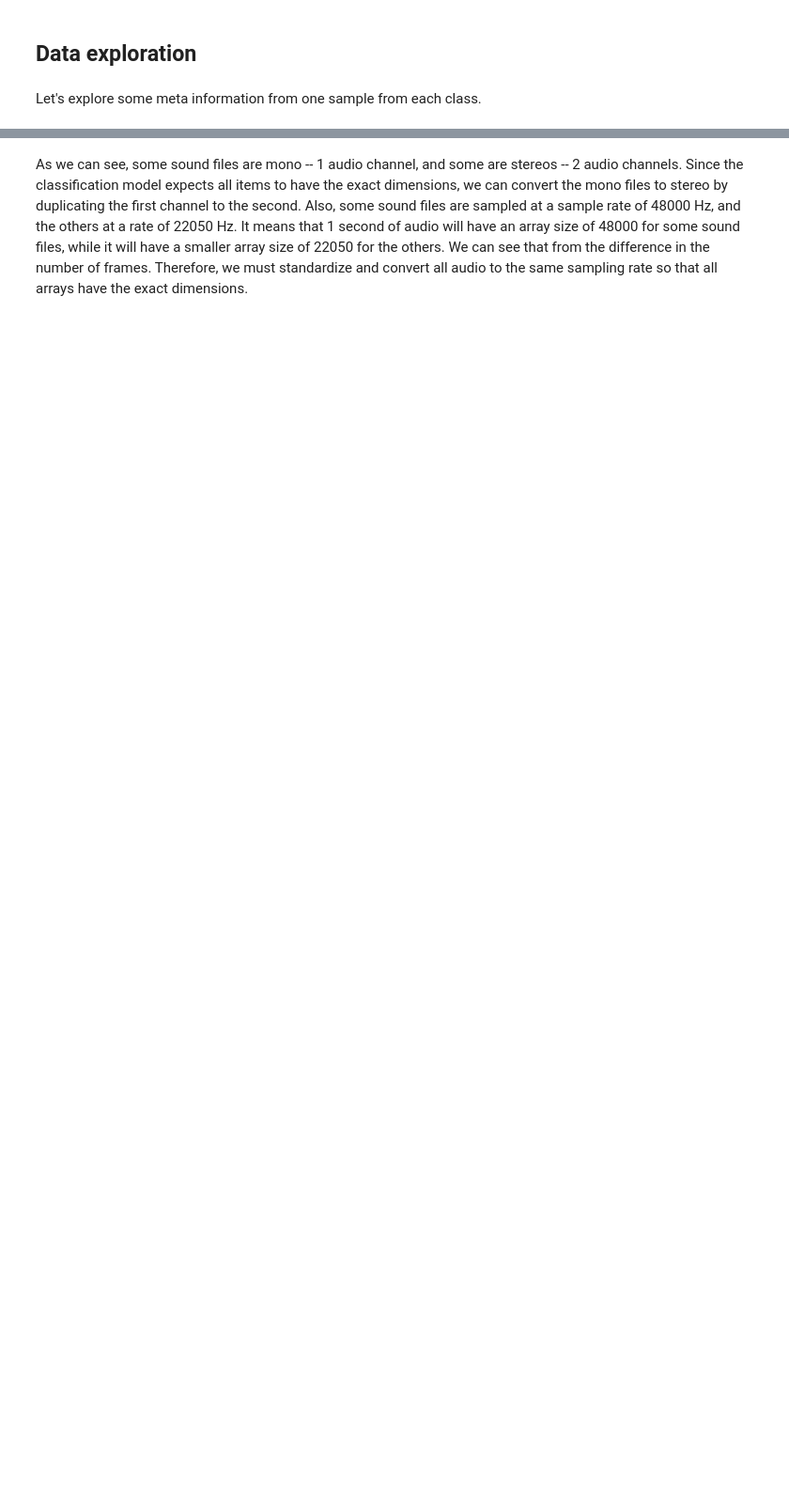
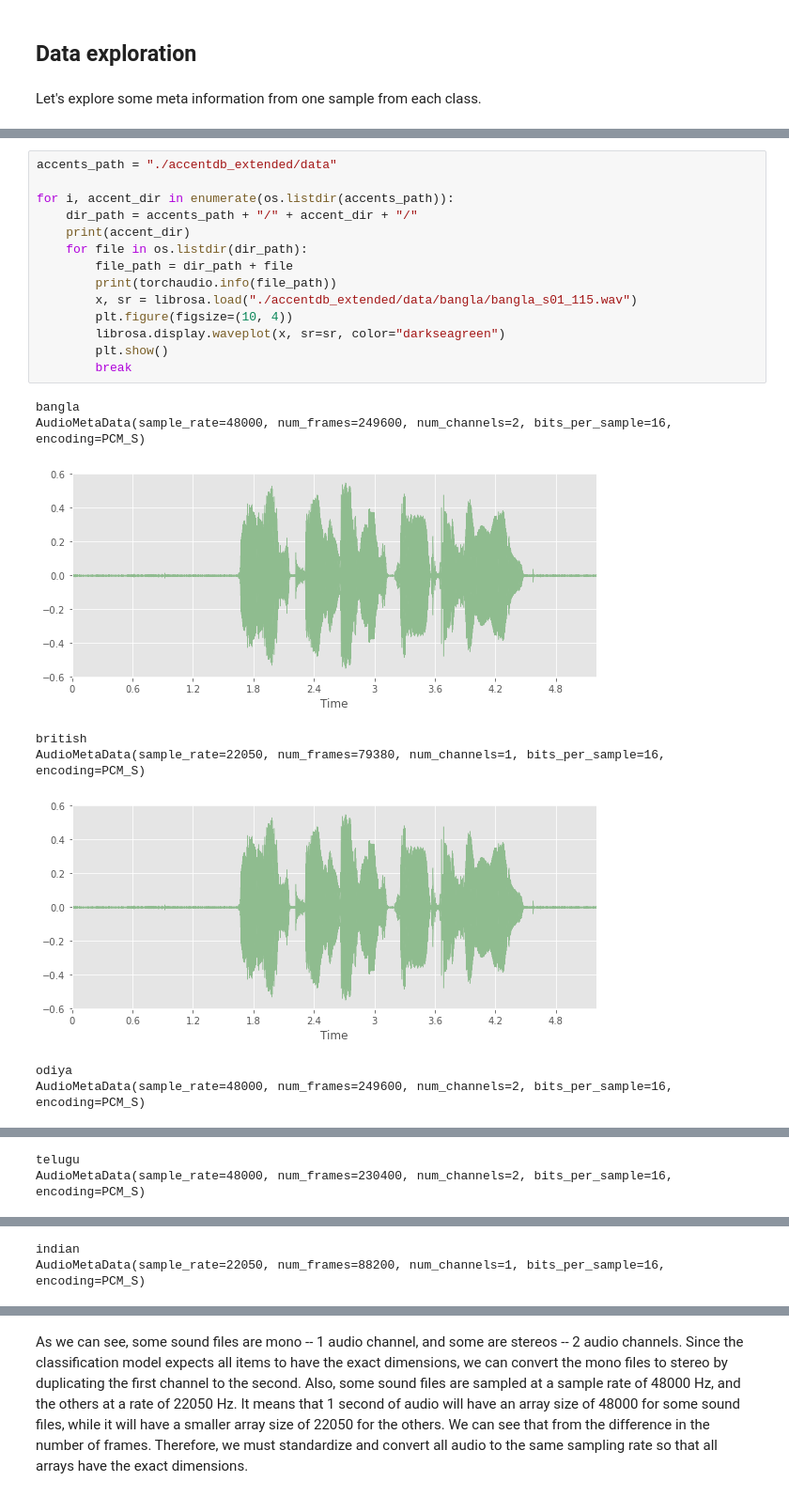
Before and after one commit to romanyshyn-natalia/english-accents-classification, a Jupyter notebook: accents_classification.ipynb, the cells around one changed output, grey strips where cells are left out. Shown at 94% size. Saved outputs shown, nothing was run; the diff lists cells and outputs as text; blank space fills up the shorter version.

```diff
--- a/accents_classification.ipynb
+++ b/accents_classification.ipynb
@@ -58,0 +28,23 @@ AudioMetaData(sample_rate=22050, num_frames=66150, num_channels=1, bits_per_samp
+# %%
+accents_path = "./accentdb_extended/data"
+
+for i, accent_dir in enumerate(os.listdir(accents_path)):
+    dir_path = accents_path + "/" + accent_dir + "/"
+    print(accent_dir)
+    for file in os.listdir(dir_path):
+        file_path = dir_path + file
+        print(torchaudio.info(file_path))
+        x, sr = librosa.load("./accentdb_extended/data/bangla/bangla_s01_115.wav")
+        plt.figure(figsize=(10, 4))
+        librosa.display.waveplot(x, sr=sr, color="darkseagreen")
+        plt.show()
+        break
+# %% [output]
+bangla
+AudioMetaData(sample_rate=48000, num_frames=249600, num_channels=2, bits_per_sample=16, encoding=PCM_S)
+[figure, added]
+british
+AudioMetaData(sample_rate=22050, num_frames=79380, num_channels=1, bits_per_sample=16, encoding=PCM_S)
+[figure, added]
+odiya
+AudioMetaData(sample_rate=48000, num_frames=249600, num_channels=2, bits_per_sample=16, encoding=PCM_S)
@@ -58,0 +52,2 @@ AudioMetaData(sample_rate=22050, num_frames=66150, num_channels=1, bits_per_samp
+telugu
+AudioMetaData(sample_rate=48000, num_frames=230400, num_channels=2, bits_per_sample=16, encoding=PCM_S)
@@ -58,0 +55,2 @@ AudioMetaData(sample_rate=22050, num_frames=66150, num_channels=1, bits_per_samp
+indian
+AudioMetaData(sample_rate=22050, num_frames=88200, num_channels=1, bits_per_sample=16, encoding=PCM_S)
```
Also changed, not shown: parts of 14 cells of this notebook.
